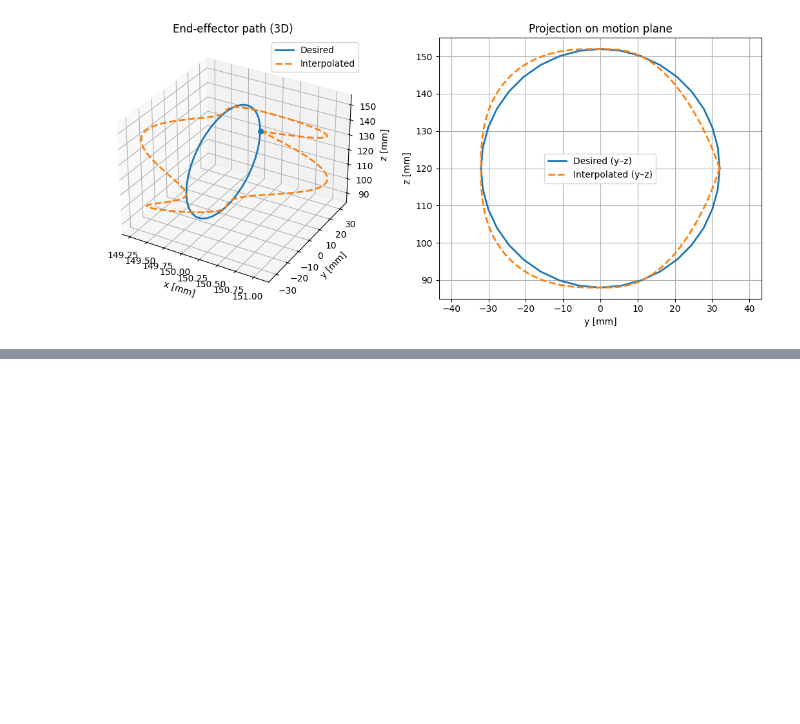
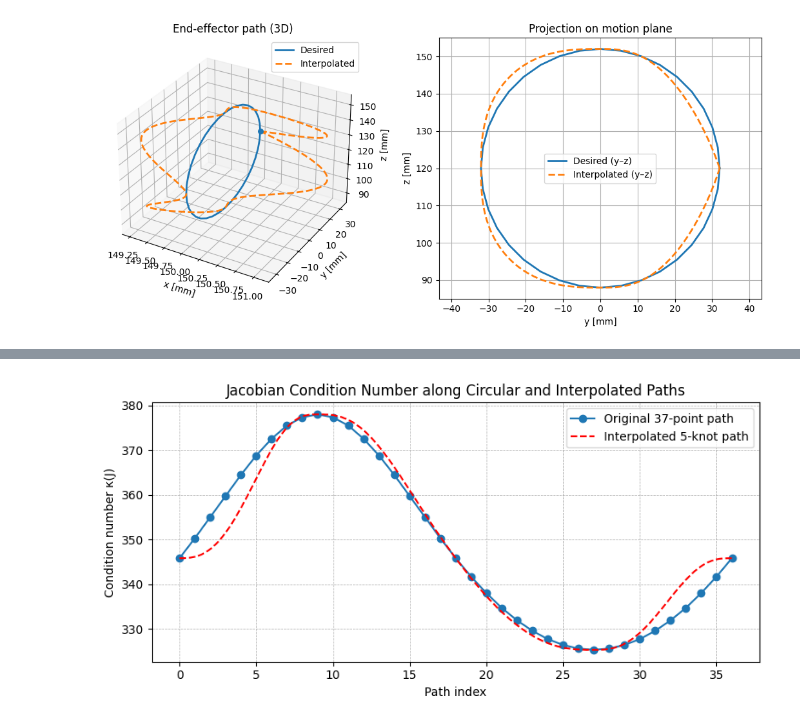
Before and after one commit to jzhou-k/34753_Robotics_Group19, a Jupyter notebook: ProblemSol.ipynb, the cells around one changed output, grey strips where cells are left out. Drawn from its saved outputs; the diff is of its cells as text; code cells hidden in the pictures; blank space fills up the shorter version.

```diff
--- a/ProblemSol.ipynb
+++ b/ProblemSol.ipynb
@@ -482,0 +488,45 @@ RF.plot_paths(ts, xyz_actual, xyz_desired)
+# %%
+kappa_values = []
+
+for q_select in Q_rad:
+    q_here = tuple(q_select.tolist())
+    J4, J5 = RF.jacobian(q_here, (d1, d2, d3, d4), T45=T45)
+
+    # Convert symbolic matrix -> numeric numpy array
+    J4_num = np.array(J4.evalf(3)).astype(np.float64)
+
+    # Compute condition number
+    kappa = np.linalg.cond(J4_num)
+    kappa_values.append(kappa)
+
+    #print(f"Condition number κ(J) = {kappa:.3e}")
+
+Q_interp = RF.interpolate_joint_trajectory(coeffs, N=400, T_total=8.0)
+
+kappa_interp = []
+
+for q_select in Q_interp:
+    q_here = tuple(q_select.tolist())
+    J4, J5 = RF.jacobian(q_here, (d1, d2, d3, d4), T45=T45)
+    J4_num = np.array(J4.evalf(3)).astype(np.float64)
+    kappa = np.linalg.cond(J4_num)
+    kappa_interp.append(kappa)
+# %%
+
+singular_threshold = 1e8
+# Plot all kappa values
+plt.figure(figsize=(8,4))
+# what should we pick for singular threashold?
+#plt.axhline(singular_threshold, color='r', linestyle='--', label='Singularity threshold')
+plt.plot(range(len(Q_rad)), kappa_values, 'o-', label='Original 37-point path')
+plt.plot(np.linspace(0, len(Q_rad)-1, len(kappa_interp)), kappa_interp, 'r--', label='Interpolated 5-knot path')
+#plt.yscale('log')
+plt.xlabel('Path index')
+plt.ylabel('Condition number κ(J)')
+plt.title('Jacobian Condition Number along Circular and Interpolated Paths')
+plt.grid(True, which='both', linestyle='--', linewidth=0.5)
+plt.legend()
+plt.tight_layout()
+plt.show()
+# %% [output]
+[figure, added]
```
Also changed, not shown: parts of 5 cells of this notebook, 1 other file.
